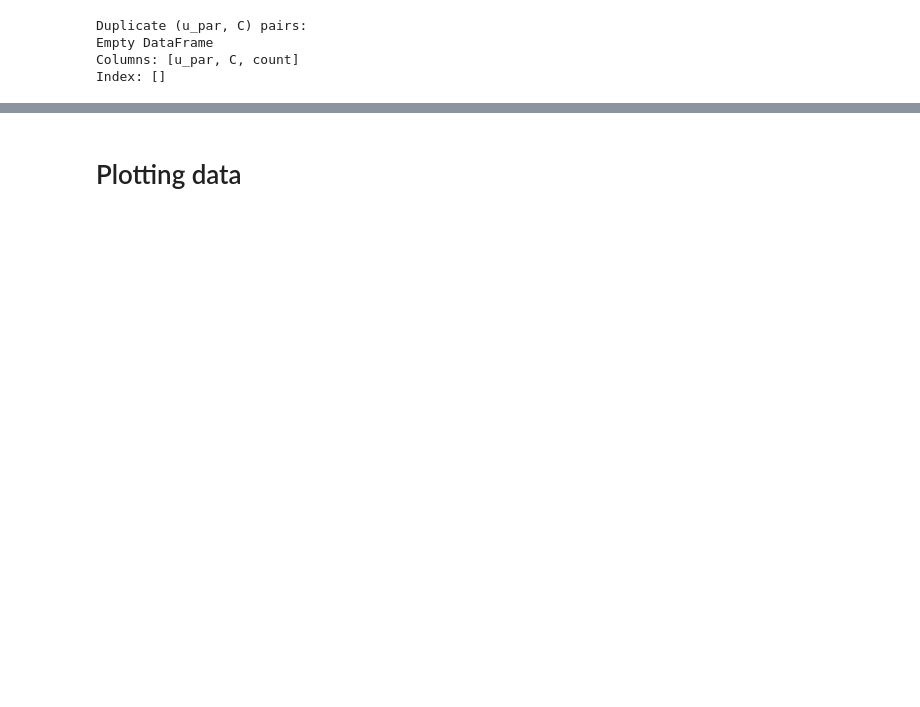
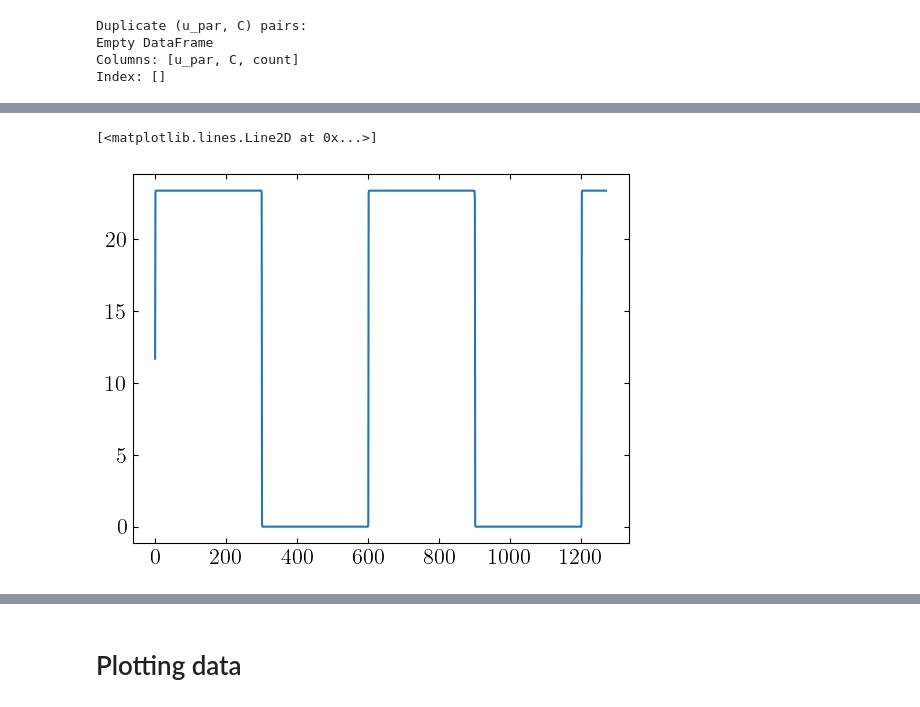
Before and after one commit to j-haralds/MSc_thesis, a Jupyter notebook: program/5_Multi/JH_1_pulse.ipynb, the cells around one changed output, grey strips where cells are left out. Saved outputs shown, nothing was run; the diff lists cells and outputs as text; code cells hidden in the pictures; blank space fills up the shorter version.

```diff
--- a/program/5_Multi/JH_1_pulse.ipynb
+++ b/program/5_Multi/JH_1_pulse.ipynb
@@ -264 +275,24 @@ data.head()
+# %%
+def get_traj_data(trajectory, col,df = data):
+    """
+    Extract data for a specific trajectory.
+
+    Parameters
+    ----------
+    df : pd.DataFrame
+        Input dataframe containing a 'trajectory' column.
+    trajectory : int
+        The trajectory number to extract.
+
+    Returns
+    -------
+    pd.DataFrame
+        Dataframe containing only the data for the specified trajectory.
+    """
+    return df[col][df['trajectory'] == trajectory].reset_index(drop=True)
+# %%
+plt.plot(-np.concat(([0.5 * np.min(np.diff(get_traj_data(2, 'soc',df=data_pulse))) * Q0],np.diff(get_traj_data(2, 'soc',df=data_pulse)) * Q0)))
+# %% [output]
+[<matplotlib.lines.Line2D at 0x...>]
+[figure, added]
 # %%
```
Also changed, not shown: parts of 13 cells of this notebook.
